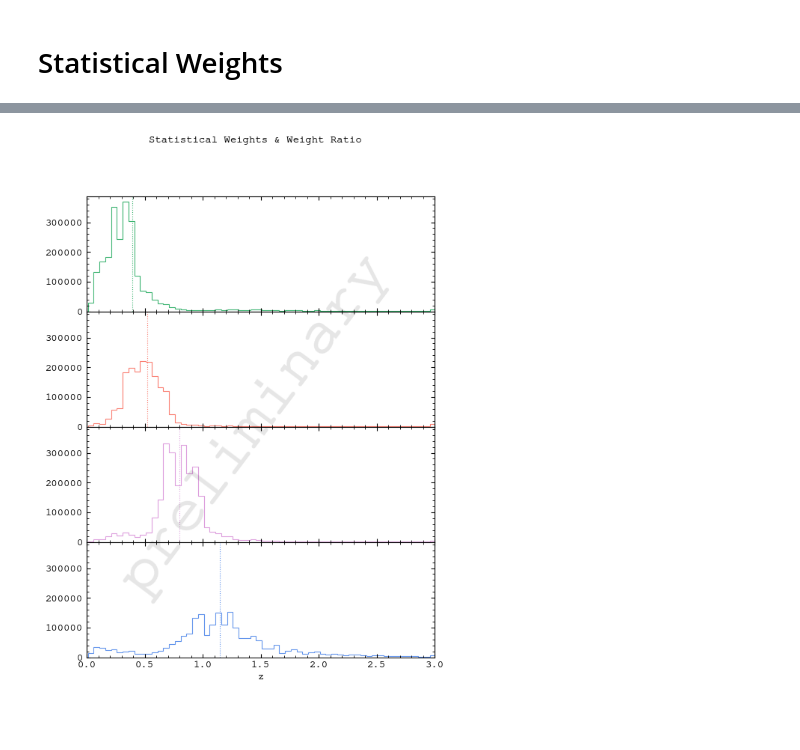
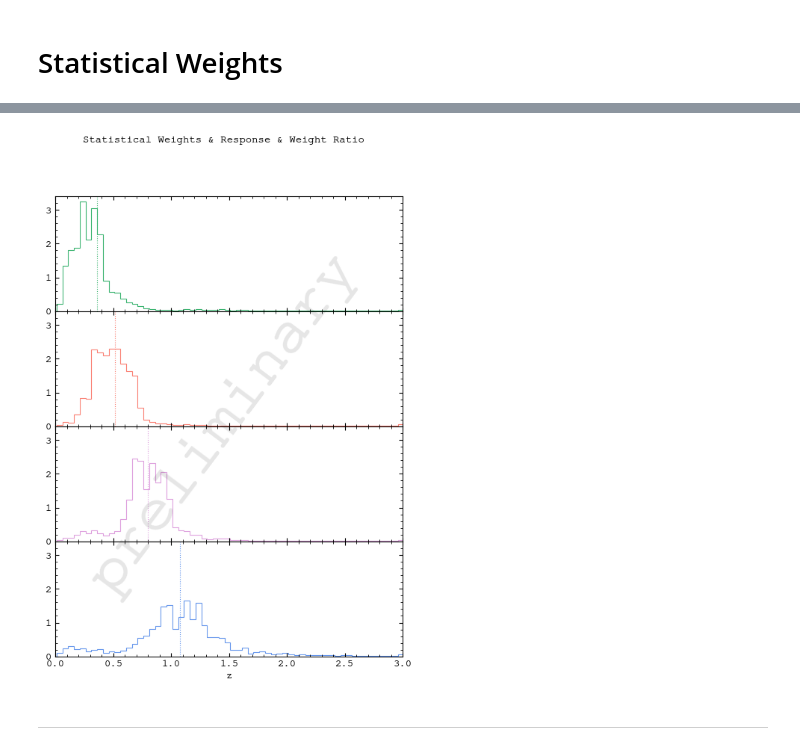
Before and after one commit to sidneymau/des-y6-image-sims-analysis, a Jupyter notebook: notebooks/2025_02_17_tomography/nzs.ipynb, the cells around one changed output, grey strips where cells are left out. Drawn from its saved outputs; the diff is of its cells as text; code cells hidden in the pictures; blank space fills up the shorter version.

```diff
--- a/notebooks/2025_02_17_tomography/nzs.ipynb
+++ b/notebooks/2025_02_17_tomography/nzs.ipynb
@@ -390,13 +528,13 @@ tomo_colors = {
 
 for i in lib.const.TOMOGRAPHIC_BINS:
     axs[i].axvline(
-        np.average(lib.const.ZVALS, weights=nz_tomo[i]),
+        np.average(lib.const.ZVALS, weights=nz_tomo_w[i]),
         c=tomo_colors[i],
         ls=":",
     )
 
     axs[i].stairs(
-        nz_tomo[i],
+        nz_tomo_w[i],
         edges=lib.const.ZEDGES,
         ec=tomo_colors[i],
     )
@@ -448,13 +588,13 @@ tomo_colors = {
 
 for i in lib.const.TOMOGRAPHIC_BINS:
     axs[i].axvline(
-        np.average(lib.const.ZVALS, weights=nz_tomo[i]),
+        np.average(lib.const.ZVALS, weights=nz_tomo_wR[i]),
         c=tomo_colors[i],
         ls=":",
     )
 
     axs[i].stairs(
-        nz_tomo[i],
+        nz_tomo_wR[i],
         edges=lib.const.ZEDGES,
         ec=tomo_colors[i],
     )
@@ -505,13 +649,13 @@ tomo_colors = {
 
 for i in lib.const.TOMOGRAPHIC_BINS:
     axs[i].axvline(
-        np.average(lib.const.ZVALS, weights=nz_tomo[i]),
+        np.average(lib.const.ZVALS, weights=nz_tomo_wRo[i]),
         c=tomo_colors[i],
         ls=":",
     )
 
     axs[i].stairs(
-        nz_tomo[i],
+        nz_tomo_wRo[i],
         edges=lib.const.ZEDGES,
         ec=tomo_colors[i],
     )
@@ -524,7 +668,7 @@ axs[-1].set_xlabel("z")
 # axs[-1].set_yscale("log")
 # axs[0].legend()
 
-fig.suptitle("Statistical Weights & Occupancy Ratio")
+fig.suptitle("Statistical Weights & Response & Occupancy Ratio")
 
 watermark(fig)
 
@@ -536,14 +680,19 @@ plt.show()
 # %%
-nz_tomo = {}
+nz_tomo_wRw = {}
 for tomographic_bin in lib.const.TOMOGRAPHIC_BINS:
-    nz_tomo[tomographic_bin] = np.sum(
+    nz_tomo_wRw[tomographic_bin] = np.sum(
         nz[cell_assignments[tomographic_bin]] \
+        * response_grid_y6[cell_assignments[tomographic_bin], np.newaxis] \
         * (weight_grid_y6 / weight_grid_sim)[cell_assignments[tomographic_bin], np.newaxis] \
-        * weights_sim[cell_assignments[tomographic_bin], np.newaxis],
-        axis=0
+        * weight_grid_sim[cell_assignments[tomographic_bin], np.newaxis],
+        axis=0,
     ) / np.sum(
-        (occupancy_grid_y6 / occupancy_grid_sim)[cell_assignments[tomographic_bin]] \
-        * weights_sim[cell_assignments[tomographic_bin]]
+        response_grid_y6[cell_assignments[tomographic_bin], np.newaxis] \
+        * weight_grid_sim[cell_assignments[tomographic_bin]],
     )
+
     # manually force n(0) = 0
-    nz_tomo[tomographic_bin][0] = 0
+    nz_tomo_wRw[tomographic_bin][0] = 0
+
+    # renormalize
+    nz_tomo_wRw[tomographic_bin] = nz_tomo_wRw[tomographic_bin] / np.sum(nz_tomo_wRw[tomographic_bin]) / np.diff(lib.const.ZEDGES)
@@ -556,34 +712,36 @@ tomo_colors = {
     0: "#3BB470",
     1: "#FA7F72",
     2: "#DD9FDD",
     3: "#6495EC",
 }
 
 for i in lib.const.TOMOGRAPHIC_BINS:
     axs[i].axvline(
-        np.average(lib.const.ZVALS, weights=nz_tomo[i]),
+        np.average(lib.const.ZVALS, weights=nz_tomo_wRw[i]),
         c=tomo_colors[i],
         ls=":",
     )
 
     axs[i].stairs(
-        nz_tomo[i],
+        nz_tomo_wRw[i],
         edges=lib.const.ZEDGES,
         ec=tomo_colors[i],
     )
 
 axs[-1].set_xlim(0, 3)
 axs[-1].set_ylim(0, None)
 
 axs[-1].set_xlabel("z")
 
 # axs[-1].set_yscale("log")
 # axs[0].legend()
 
-fig.suptitle("Statistical Weights & Weight Ratio")
+fig.suptitle("Statistical Weights & Response & Weight Ratio")
 
 watermark(fig)
 
 plt.show()
 # %% [output]
-[figure, old version]
+[figure, new version]
+# %% [markdown]
+---
```
Also changed, not shown: parts of 27 cells of this notebook, 1 other file.
